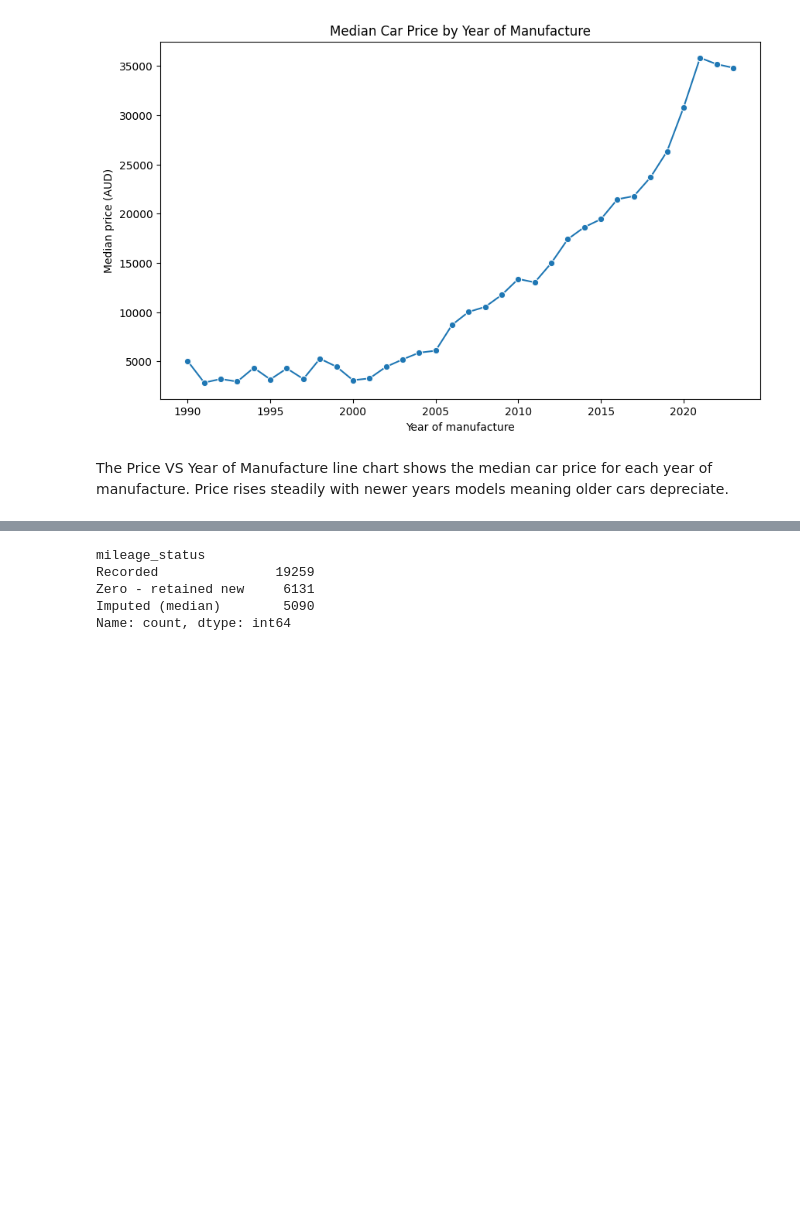
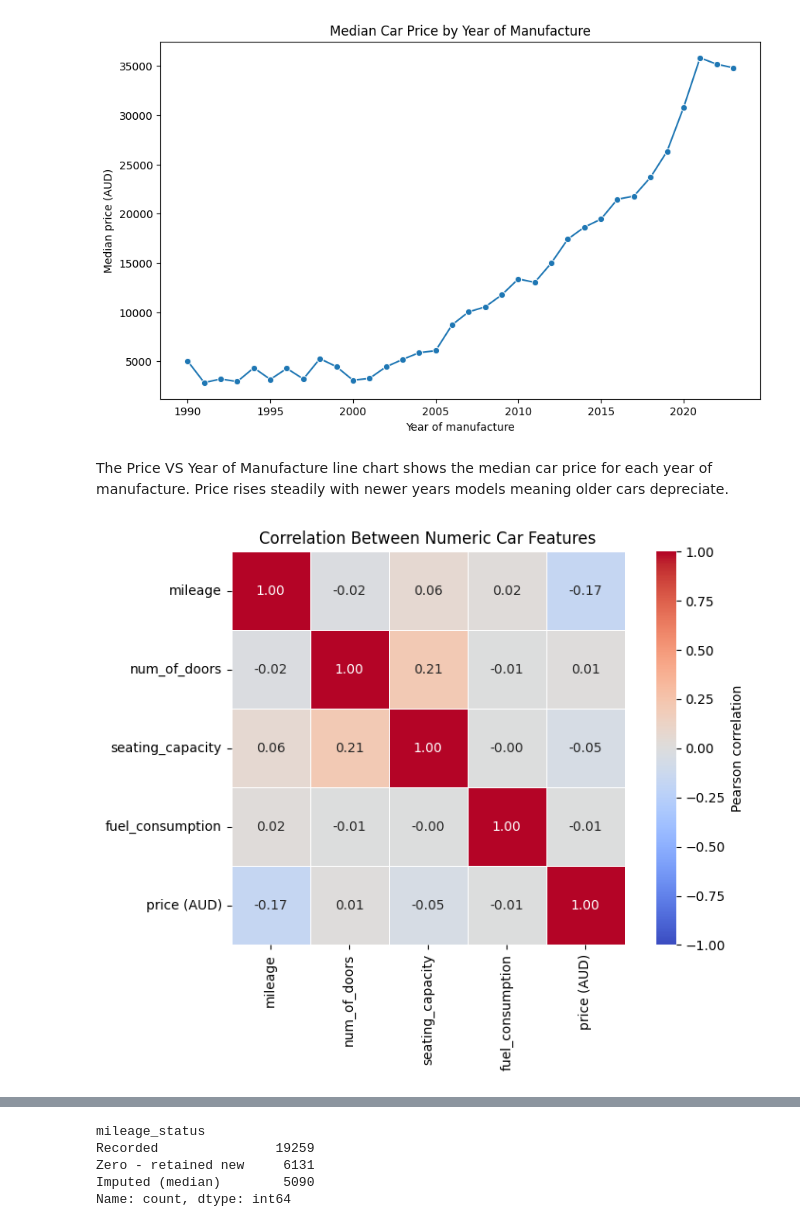
Before and after one commit to dylanvisor-alt/Group9_3009ICT_Group_Assignment, a Jupyter notebook: Group9_3009ICT_DataProcessingVisualisation.ipynb, the cells around one changed output, grey strips where cells are left out. Drawn from its saved outputs; the diff is of its cells as text; code cells hidden in the pictures; blank space fills up the shorter version.

Commit message:
Added correlation heatmap

```diff
--- a/Group9_3009ICT_DataProcessingVisualisation.ipynb
+++ b/Group9_3009ICT_DataProcessingVisualisation.ipynb
@@ -968,3 +988,37 @@ plt.show()
 [figure]
 # %% [markdown]
 The Price VS Year of Manufacture line chart shows the median car price for each year of manufacture. Price rises steadily with newer years models meaning older cars depreciate.
+# %%
+# CORRELATION HEATMAP
+
+# the 5 numeric columns we are comparing
+features = ['mileage', 'num_of_doors', 'seating_capacity', 'fuel_consumption', 'price (AUD)']
+
+# creates a copy so we don't touch the real data
+corr_df = cleaned_car_data[features].copy()
+
+# goes through each column and pulls out the data and turns the data into a numeric value. Anything that isnt a number becomes blank
+for c in features:
+    corr_df[c] = pd.to_numeric(corr_df[c].astype(str).str.extract(r'(-?\d+\.?\d*)')[0],errors='coerce')
+
+# calculates how strongly each pair of columns moves together
+corr_matrix = corr_df.corr()
+
+
+plt.figure(figsize=(8, 6)) # sets the size of the chart
+sns.heatmap(
+    corr_matrix, # the table of correlation numbers
+    annot=True, # writes the value inside each square of the grid
+    fmt='.2f', # rounds the values to 2 decimal places
+    cmap='coolwarm', # red = positive, blue = negative, white = none
+    vmin=-1, vmax=1, # Locking the colour scale to -1 and +1 so weak correlations dont look strong
+    center=0, # white sits at 0 (no correlation)
+    square=True, # keeps each cell square
+    linewidths=0.5, # thin lines between the squares
+    cbar_kws={'label': 'Pearson correlation'})  # labels the colour bar in the legend
+
+plt.title('Correlation Between Numeric Car Features') # chart title
+plt.tight_layout() # stops labels from getting cut off
+plt.show()  # shows the chart
+# %% [output]
+[figure, added]
```
Also changed, not shown: parts of 12 cells of this notebook.
